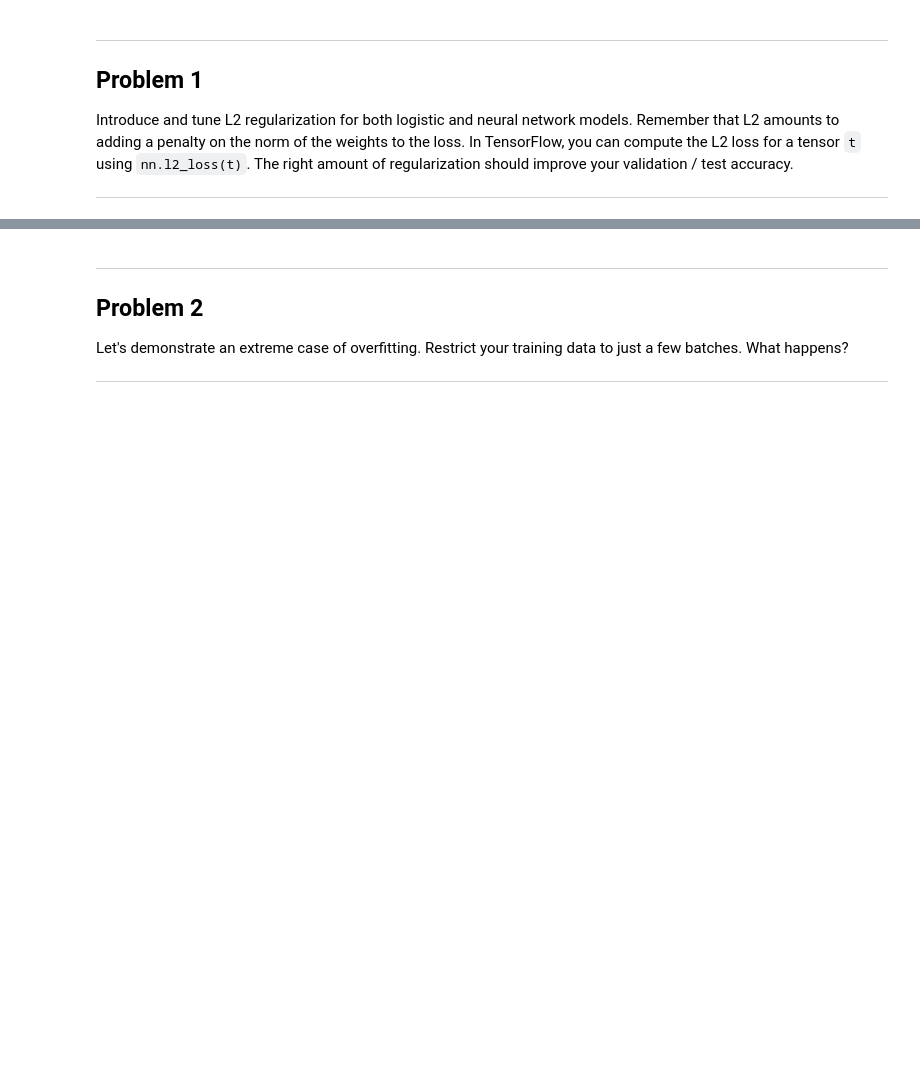
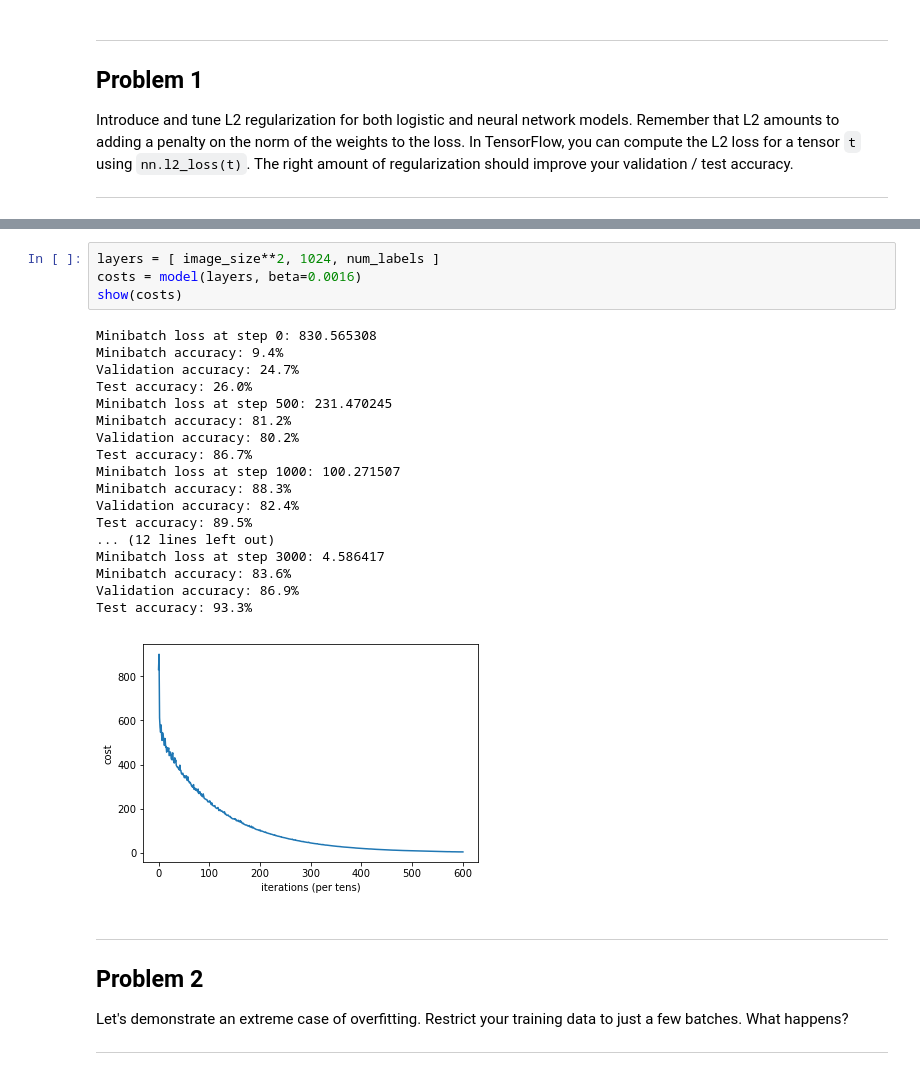
Before and after one commit to dlarionov/ud730, a Jupyter notebook: 3_regularization.ipynb, the cells around one changed output, grey strips where cells are left out. Drawn from its saved outputs; the diff is of its cells as text; blank space fills up the shorter version.

```diff
--- a/3_regularization.ipynb
+++ b/3_regularization.ipynb
@@ -201,3 +241,26 @@ plt.show()
+# %%
+layers = [ image_size**2, 1024, num_labels ]
+costs = model(layers, beta=0.0016)
+show(costs)
+# %% [output]
+Minibatch loss at step 0: 830.565308
+Minibatch accuracy: 9.4%
+Validation accuracy: 24.7%
+Test accuracy: 26.0%
+Minibatch loss at step 500: 231.470245
+Minibatch accuracy: 81.2%
+Validation accuracy: 80.2%
+Test accuracy: 86.7%
+Minibatch loss at step 1000: 100.271507
+Minibatch accuracy: 88.3%
+Validation accuracy: 82.4%
+Test accuracy: 89.5%
+... (12 lines left out)
+Minibatch loss at step 3000: 4.586417
+Minibatch accuracy: 83.6%
+Validation accuracy: 86.9%
+Test accuracy: 93.3%
+[figure, added]
 # %% [markdown]
 ---
 Problem 2
```
Also changed, not shown: parts of 14 cells of this notebook.
